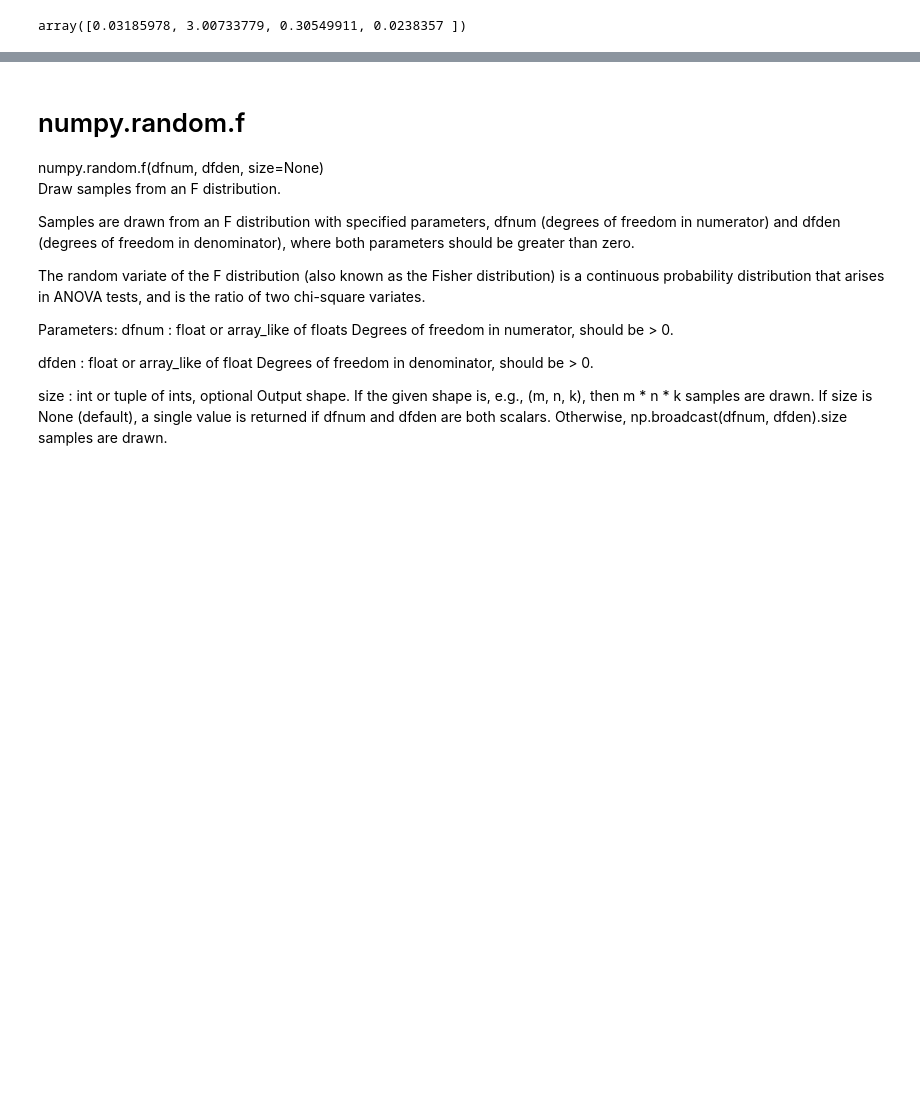
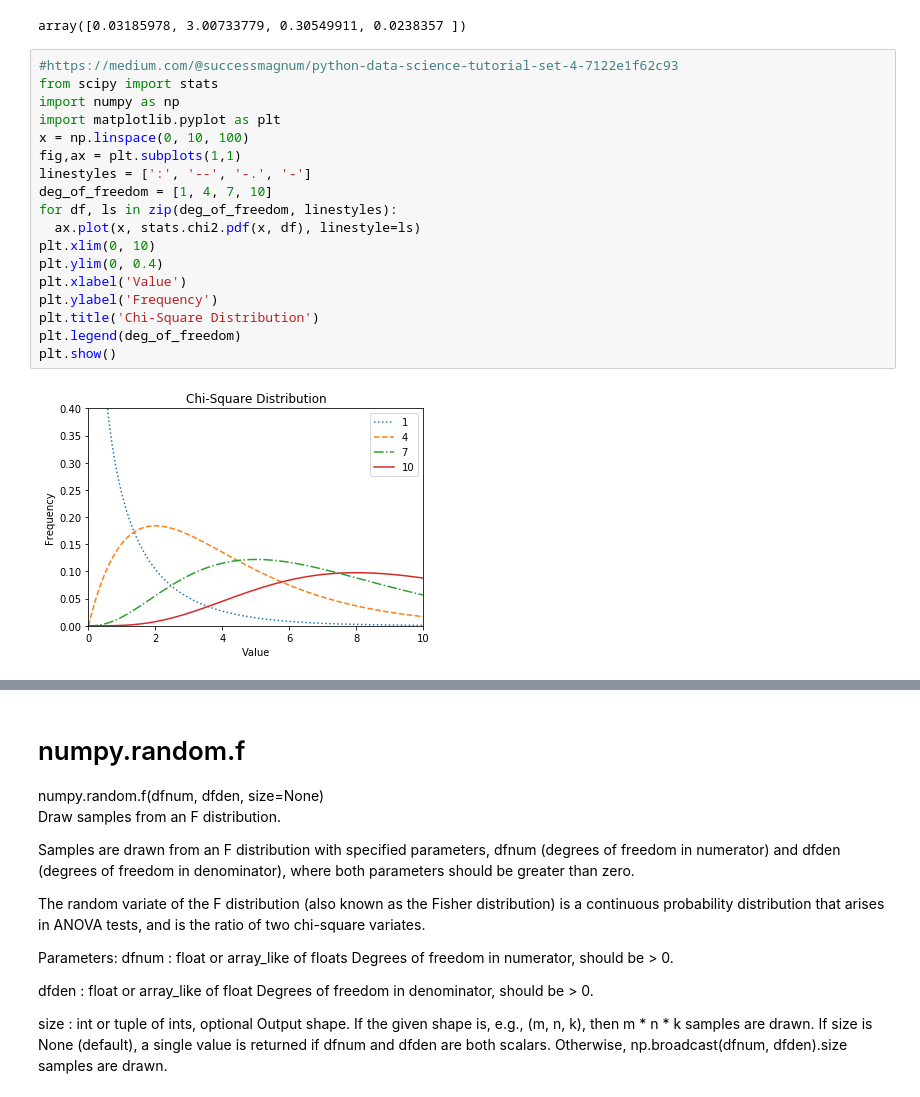
Before and after one commit to Freeha-S/numpy-random, a Jupyter notebook: numpy-random.ipynb, the cells around one changed output, grey strips where cells are left out. Cells and saved outputs as stored; diff of their text form; blank space fills up the shorter version.

```diff
--- a/numpy-random.ipynb
+++ b/numpy-random.ipynb
@@ -254,3 +254,23 @@ When df independent random variables, each with standard normal distributions (m
 np.random.chisquare(2,4)
 # %% [output]
 array([0.03185978, 3.00733779, 0.30549911, 0.0238357 ])
+# %%
+#https://medium.com/@successmagnum/python-data-science-tutorial-set-4-7122e1f62c93
+from scipy import stats
+import numpy as np
+import matplotlib.pyplot as plt
+x = np.linspace(0, 10, 100)
+fig,ax = plt.subplots(1,1)
+linestyles = [':', '--', '-.', '-']
+deg_of_freedom = [1, 4, 7, 10]
+for df, ls in zip(deg_of_freedom, linestyles):
+  ax.plot(x, stats.chi2.pdf(x, df), linestyle=ls)
+plt.xlim(0, 10)
+plt.ylim(0, 0.4)
+plt.xlabel('Value')
+plt.ylabel('Frequency')
+plt.title('Chi-Square Distribution')
+plt.legend(deg_of_freedom)
+plt.show()
+# %% [output]
+[figure, added]
```
Also changed, not shown: parts of 1 cell of this notebook.
